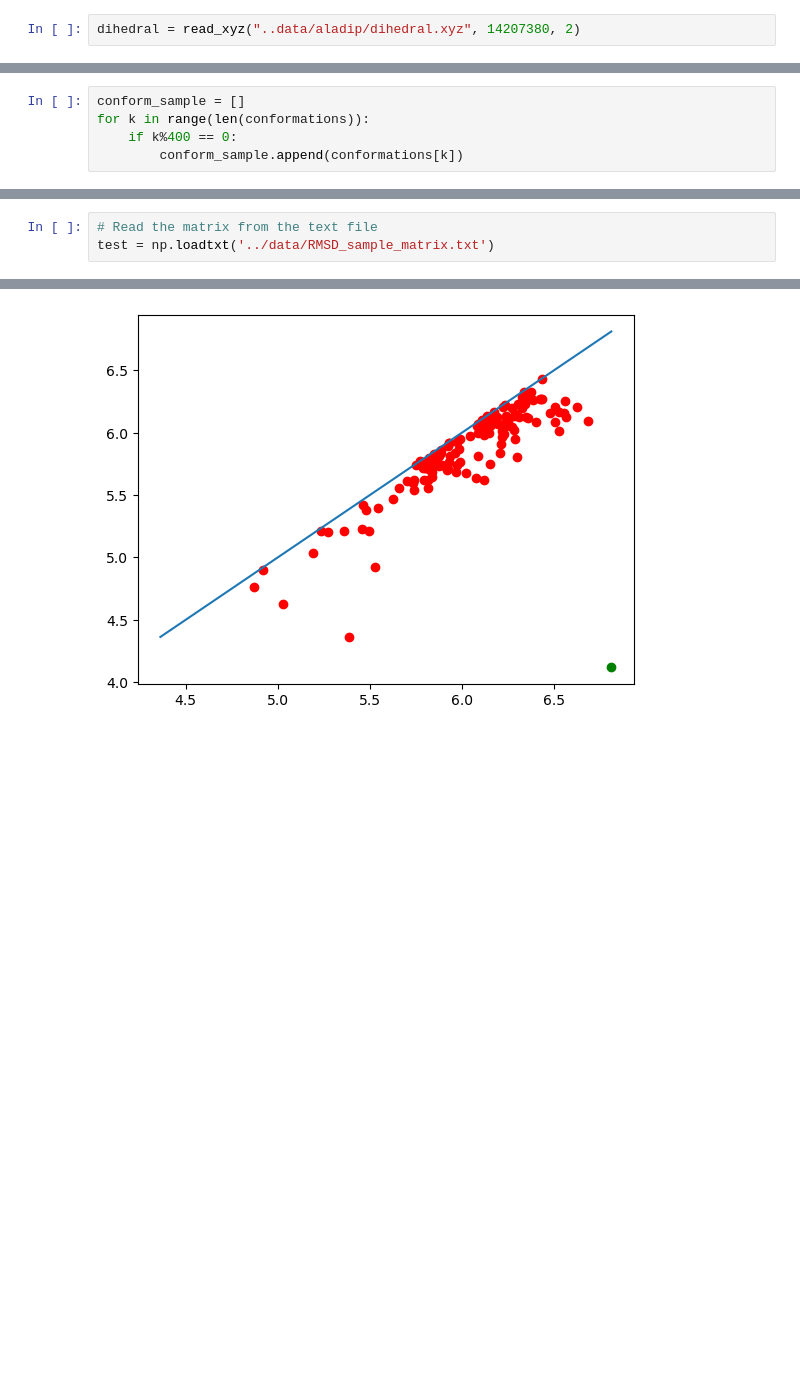
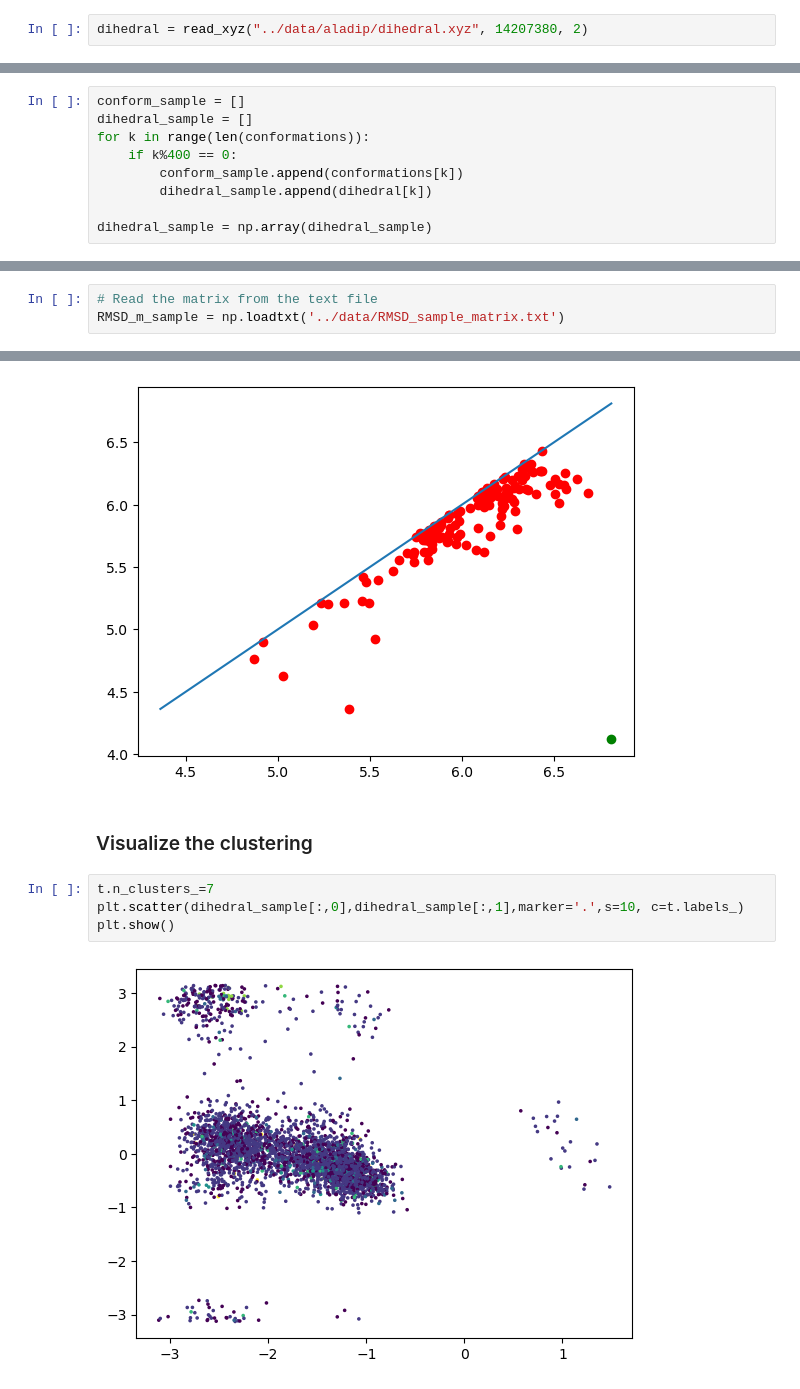
Before and after one commit to Anouar7768/GMDA-ToMATo, a Jupyter notebook: notebooks/Clean_GMDA_project.ipynb, the cells around one changed output, grey strips where cells are left out. Cells and saved outputs as stored; diff of their text form; blank space fills up the shorter version.

Commit message:
:hammer: add plot for Clustering visualization

```diff
--- a/notebooks/Clean_GMDA_project.ipynb
+++ b/notebooks/Clean_GMDA_project.ipynb
@@ -81,4 +81,4 @@ xyz.close()
 # %%
 aladip_implicit = read_xyz("../data/aladip/aladip_implicit.xyz", 14207380, 3)
 # %%
-dihedral = read_xyz("..data/aladip/dihedral.xyz", 14207380, 2)
+dihedral = read_xyz("../data/aladip/dihedral.xyz", 14207380, 2)
@@ -109,9 +119,13 @@ len(conformations)
 1420738
 # %%
 conform_sample = []
+dihedral_sample = []
 for k in range(len(conformations)):
     if k%400 == 0:
         conform_sample.append(conformations[k])
+        dihedral_sample.append(dihedral[k])
+
+dihedral_sample = np.array(dihedral_sample)
 # %%
 len(conform_sample)
 # %% [output]
@@ -149,7 +163,7 @@ print(len(RMSD_m_sample[0]))
 np.savetxt('../data/RMSD_sample_matrix.txt', RMSD_m_sample)
 # %%
 # Read the matrix from the text file
-test = np.loadtxt('../data/RMSD_sample_matrix.txt')
+RMSD_m_sample = np.loadtxt('../data/RMSD_sample_matrix.txt')
 # %% [markdown]
 ## 3- Produce embedding in 2 dimensions
 # %% [markdown]
@@ -184,3 +198,11 @@ for density in density_types:
 [figure]
  >>> Plot for logDTM density
 [figure]
+# %% [markdown]
+### Visualize the clustering
+# %%
+t.n_clusters_=7
+plt.scatter(dihedral_sample[:,0],dihedral_sample[:,1],marker='.',s=10, c=t.labels_)
+plt.show()
+# %% [output]
+[figure, added]
```
Also changed, not shown: parts of 5 cells of this notebook.
